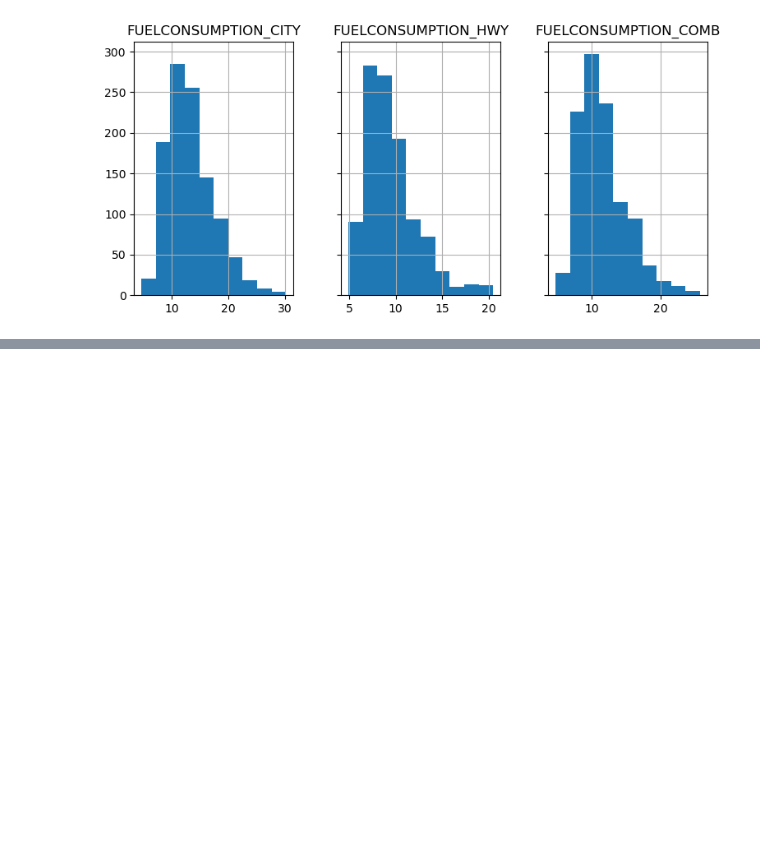
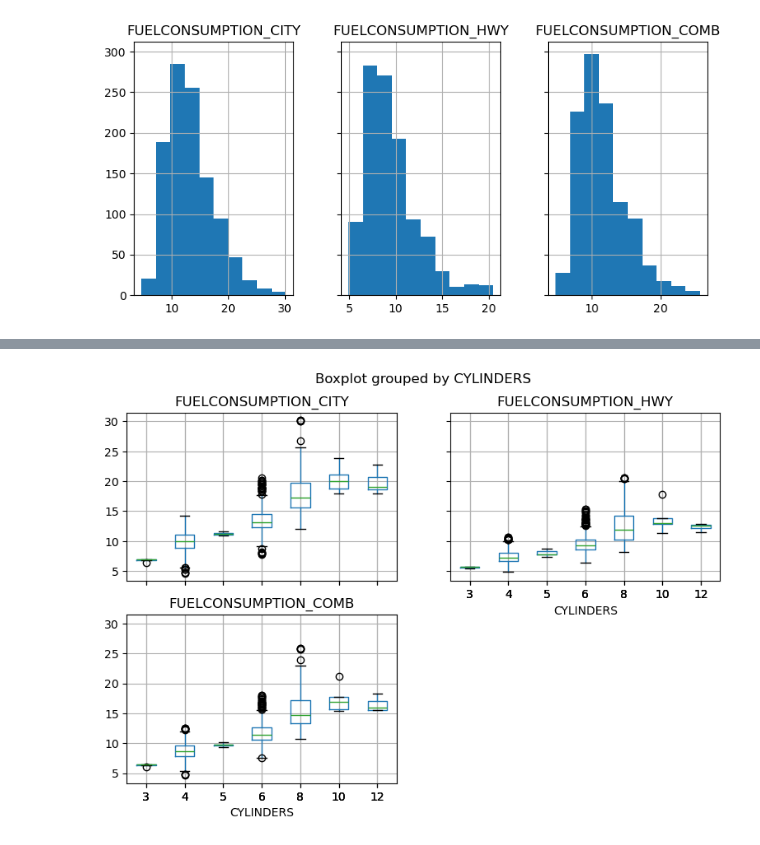
Before and after one commit to MohammadNainy/Visual, a Jupyter notebook: Matplotlib.ipynb, the cells around one changed output, grey strips where cells are left out. Drawn from its saved outputs; the diff is of its cells as text; code cells hidden in the pictures; blank space fills up the shorter version.

```diff
--- a/Matplotlib.ipynb
+++ b/Matplotlib.ipynb
@@ -403,0 +409,4 @@ df.hist(column=["FUELCONSUMPTION_CITY","FUELCONSUMPTION_HWY","FUELCONSUMPTION_CO
+# %%
+df.boxplot(column=["FUELCONSUMPTION_CITY","FUELCONSUMPTION_HWY","FUELCONSUMPTION_COMB"],by="CYLINDERS",figsize=(9,6));
+# %% [output]
+[figure, added]
```
Also changed, not shown: parts of 3 cells of this notebook.
